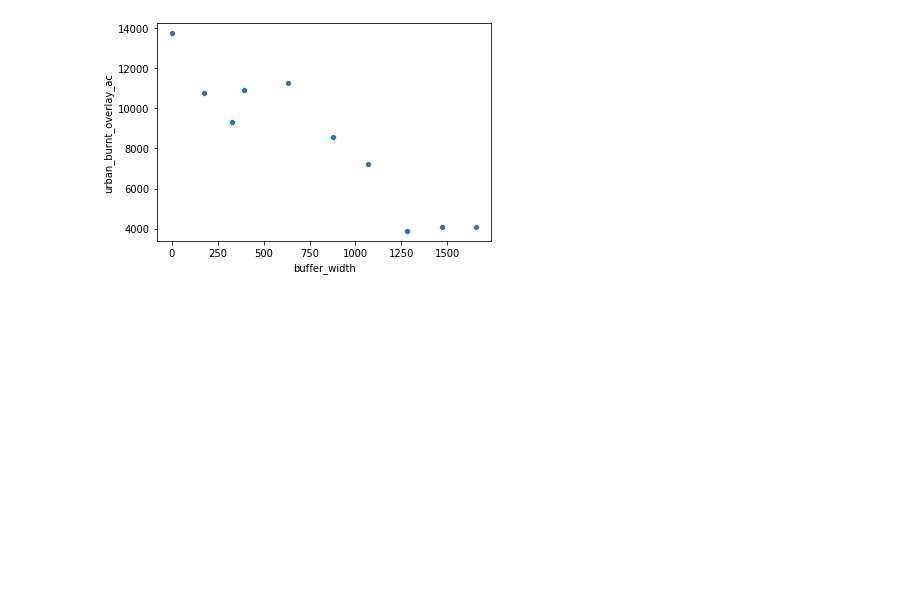
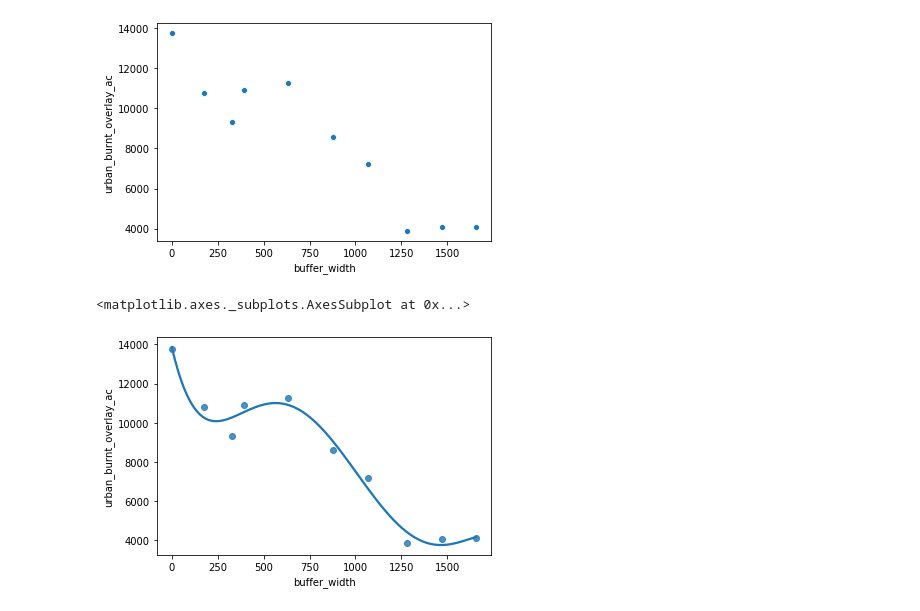
Before and after one commit to fxdawnn/VeggieWildfire, a Jupyter notebook: standard_buffer_testing.ipynb, the cells around one changed output. Cells and saved outputs as stored; diff of their text form; code cells hidden in the pictures; blank space fills up the shorter version.

```diff
--- a/standard_buffer_testing.ipynb
+++ b/standard_buffer_testing.ipynb
@@ -50,3 +50,8 @@ sns.scatterplot(x="buffer_width",y="urban_burnt_overlay_ac",data=df[:10])
 # %% [output]
 <matplotlib.axes._subplots.AxesSubplot at 0x...>
 [figure]
+# %%
+sns.regplot(x="buffer_width",y="urban_burnt_overlay_ac",data=df[:10],fit_reg=True, order=5,ci=None)
+# %% [output]
+<matplotlib.axes._subplots.AxesSubplot at 0x...>
+[figure, added]
```
Also changed, not shown: parts of 2 cells of this notebook, 5 other files.
